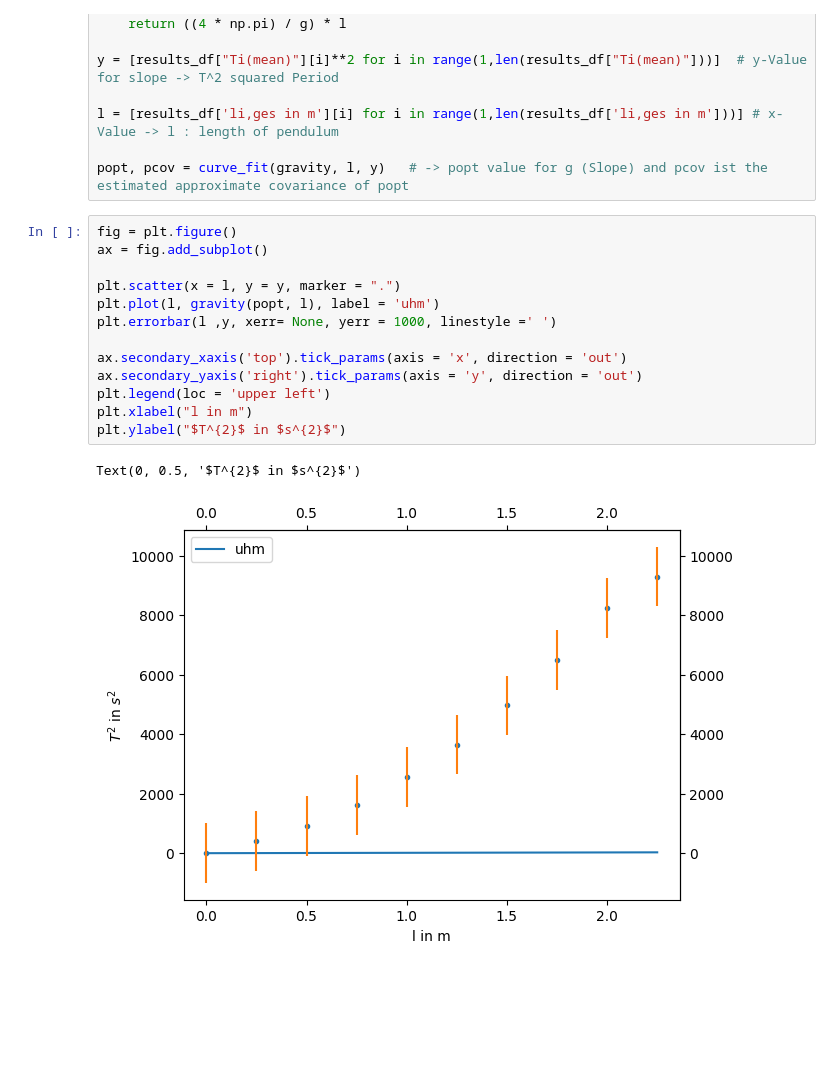
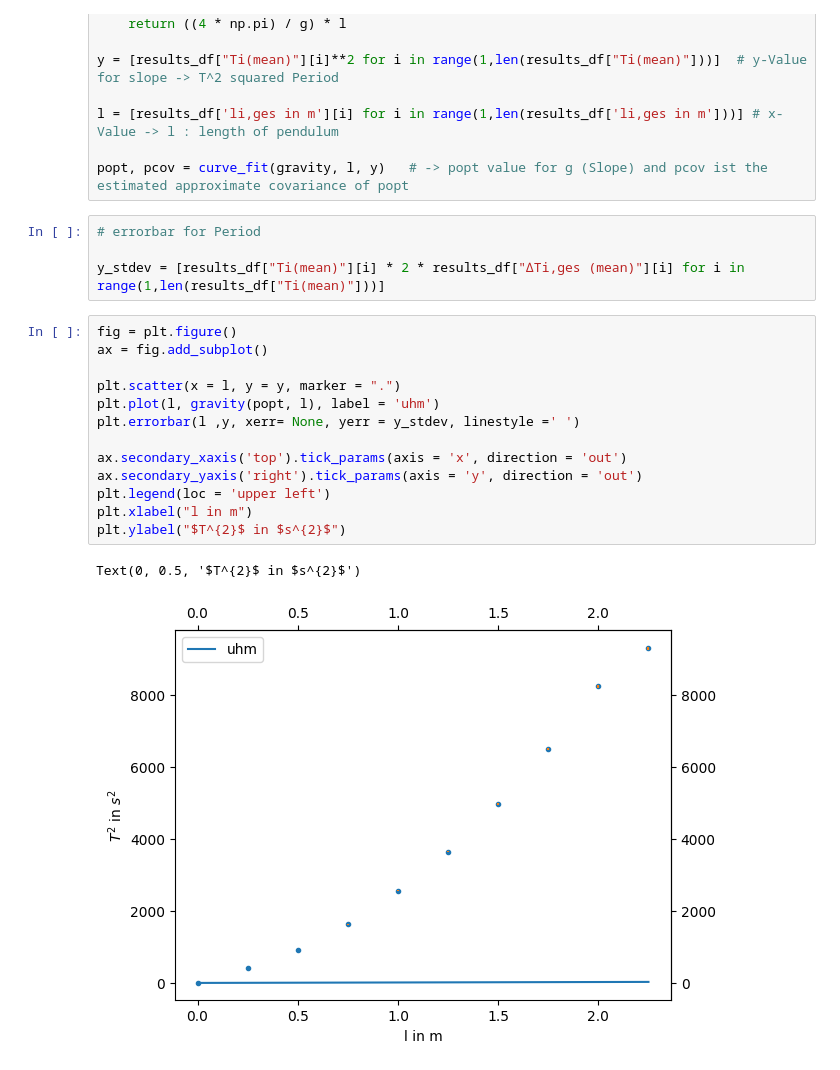
Before and after one commit to huyenanh-nguyen/MB14_Classical_mechanics, a Jupyter notebook: Pendulum/F3_Pendulum.ipynb, the cells around one changed output. Drawn from its saved outputs; the diff is of its cells as text; blank space fills up the shorter version.

Commit message:
y_stdev

```diff
--- a/Pendulum/F3_Pendulum.ipynb
+++ b/Pendulum/F3_Pendulum.ipynb
@@ -119,19 +119,23 @@ y = [results_df["Ti(mean)"][i]**2 for i in range(1,len(results_df["Ti(mean)"]))]
 l = [results_df['li,ges in m'][i] for i in range(1,len(results_df['li,ges in m']))] # x-Value -> l : length of pendulum
 
 popt, pcov = curve_fit(gravity, l, y)   # -> popt value for g (Slope) and pcov ist the estimated approximate covariance of popt
+# %%
+# errorbar for Period
+
+y_stdev = [results_df["Ti(mean)"][i] * 2 * results_df["∆Ti,ges (mean)"][i] for i in range(1,len(results_df["Ti(mean)"]))]
 # %%
 fig = plt.figure()
 ax = fig.add_subplot()
 
 plt.scatter(x = l, y = y, marker = ".")
 plt.plot(l, gravity(popt, l), label = 'uhm')
-plt.errorbar(l ,y, xerr= None, yerr = 1000, linestyle =' ')
+plt.errorbar(l ,y, xerr= None, yerr = y_stdev, linestyle =' ')
 
 ax.secondary_xaxis('top').tick_params(axis = 'x', direction = 'out')
 ax.secondary_yaxis('right').tick_params(axis = 'y', direction = 'out')
 plt.legend(loc = 'upper left')
 plt.xlabel("l in m")
 plt.ylabel("$T^{2}$ in $s^{2}$")
 # %% [output]
 Text(0, 0.5, '$T^{2}$ in $s^{2}$')
-[figure, old version]
+[figure, new version]
```
Also changed, not shown: parts of 1 cell of this notebook.
